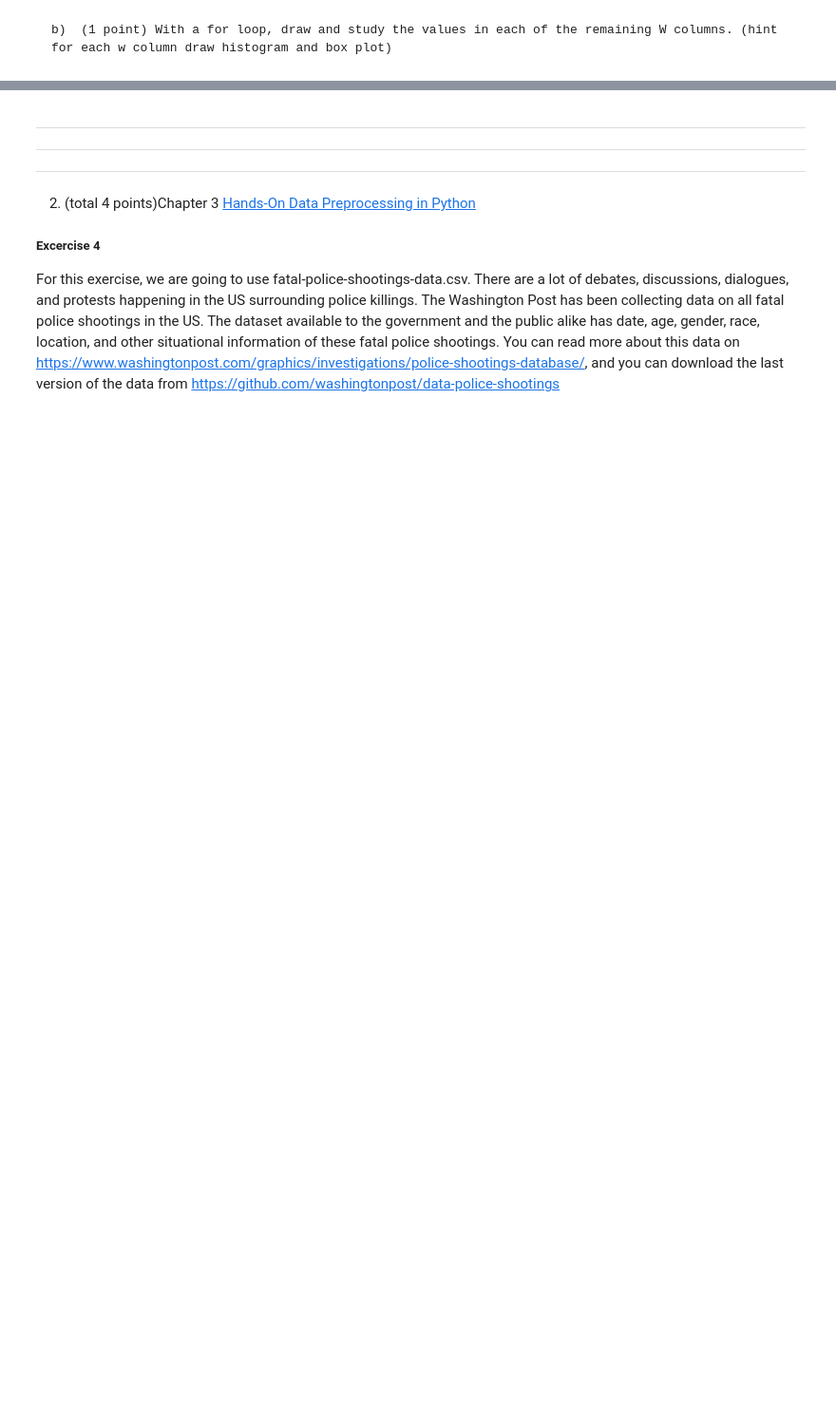
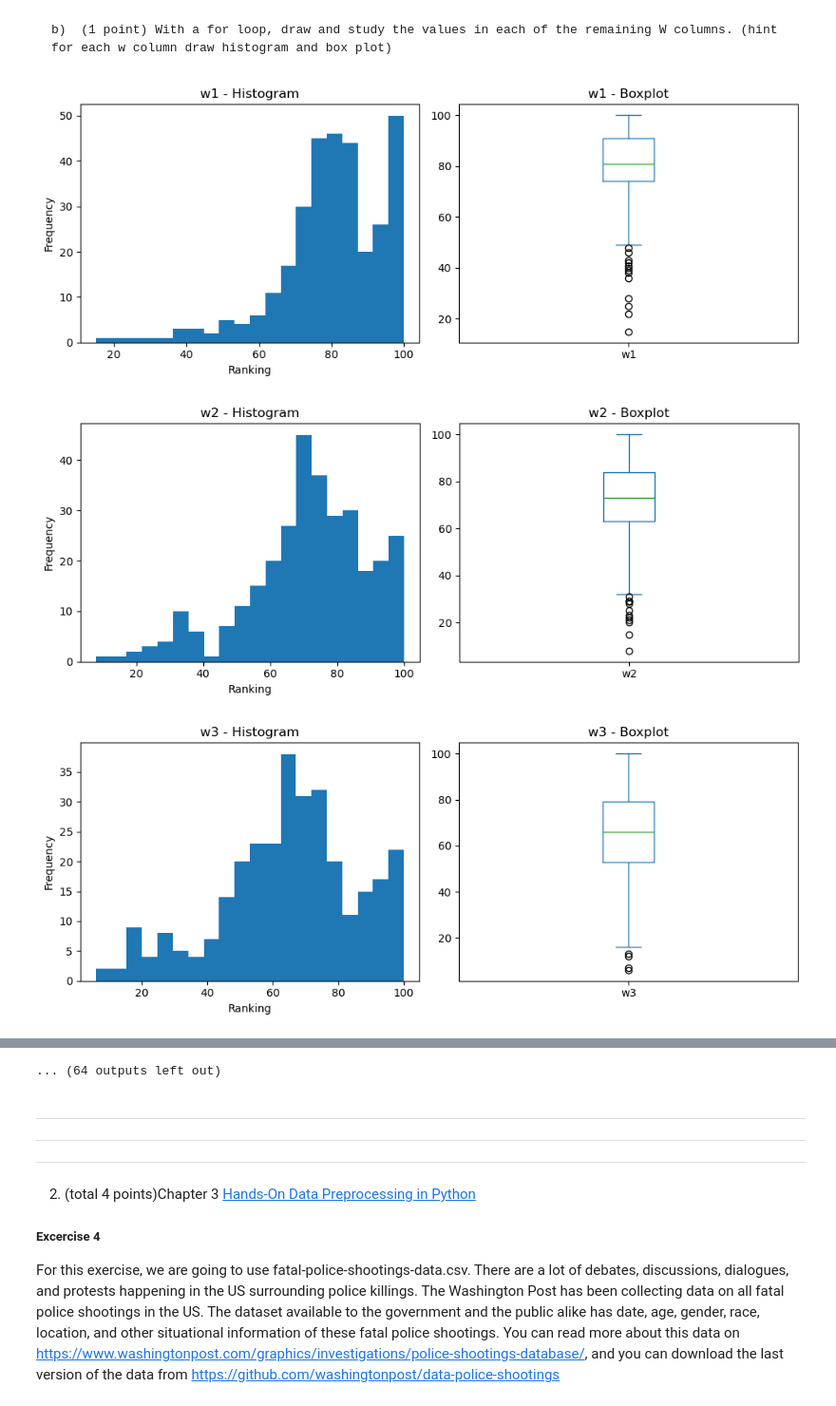
Before and after one commit to jting0499/ML_assignment-1, a Jupyter notebook: Assignment_01.ipynb, the cells around one changed output, grey strips where cells are left out. Shown at 95% size. Cells and saved outputs as stored; diff of their text form; code cells hidden in the pictures; blank space fills up the shorter version.

```diff
--- a/Assignment_01.ipynb
+++ b/Assignment_01.ipynb
@@ -35,0 +56,24 @@ bb_df.head()
+# %%
+# Plot histograms and boxplots for columns starting with 'w'
+w_cols = [col for col in bb_df.columns if col.startswith('w')]
+
+for col in w_cols:
+    plt.figure(figsize=(10, 4))
+
+    # Make histograms
+    plt.subplot(1, 2, 1)
+    bb_df[col].dropna().plot(kind='hist', bins=20)
+    plt.title(f'{col} - Histogram')
+    plt.xlabel('Ranking')
+
+    # Make boxplots
+    plt.subplot(1, 2, 2)
+    bb_df[col].dropna().plot(kind='box')
+    plt.title(f'{col} - Boxplot')
+
+    plt.tight_layout()
+    plt.show()
+# %% [output]
+[figure, added]
+[figure, added]
+[figure, added]
@@ -36,3 +89,4 @@ bb_df.head()
+... (64 outputs left out)
 # %% [markdown]
 
 
```
Also changed, not shown: parts of 31 cells of this notebook, 1 other file.
